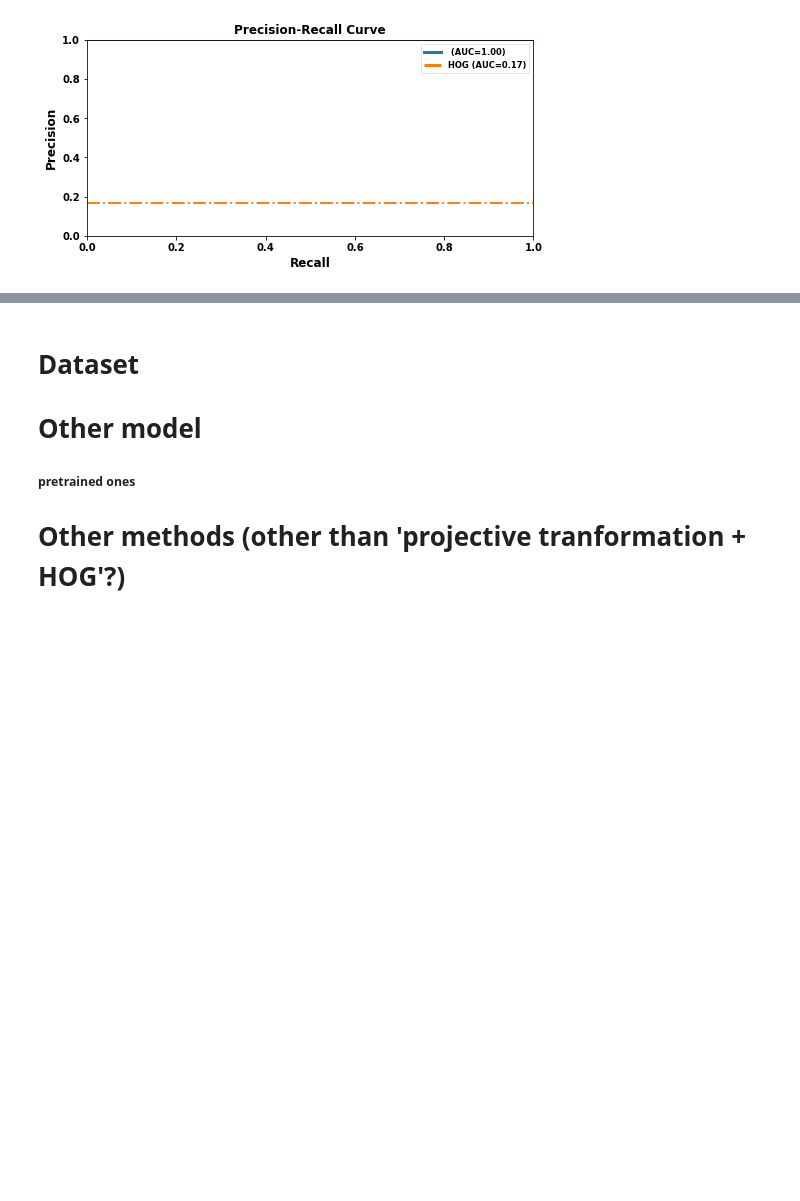
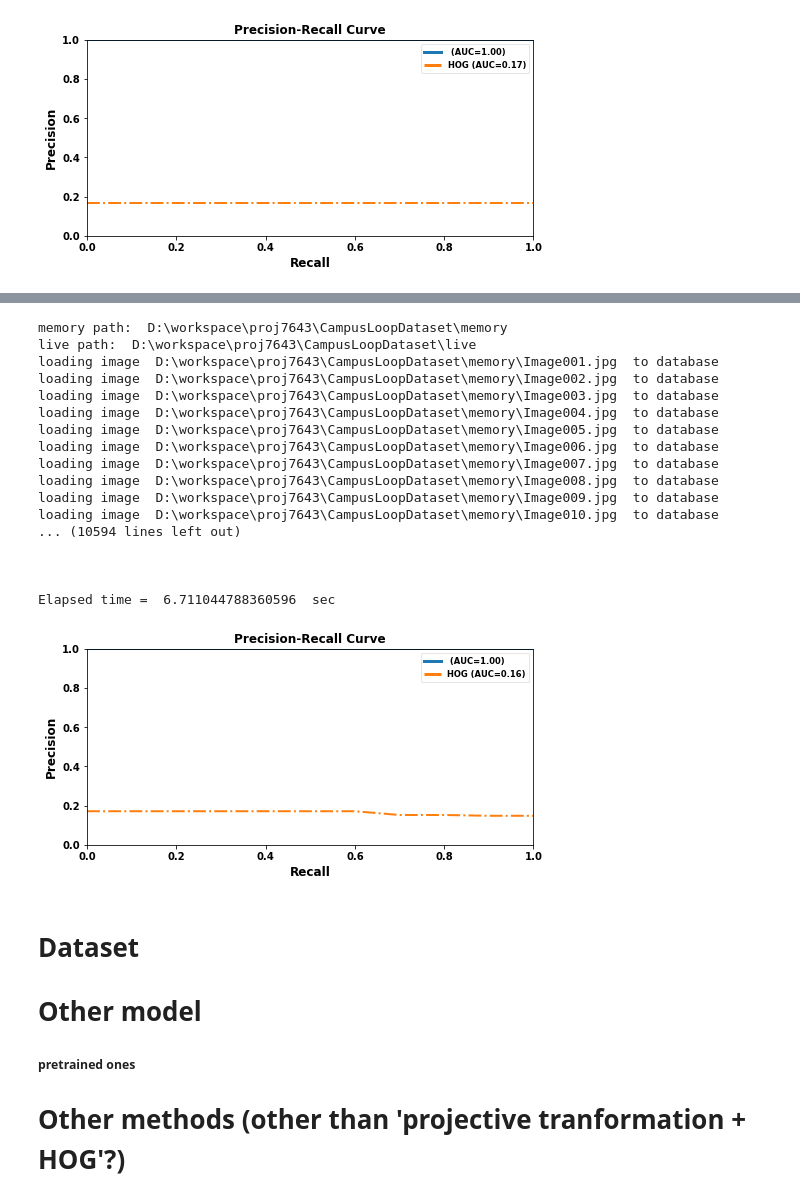
Before and after one commit to jingyushi/proj7643, a Jupyter notebook: main.ipynb, the cells around one changed output, grey strips where cells are left out. Saved outputs shown, nothing was run; the diff lists cells and outputs as text; code cells hidden in the pictures; blank space fills up the shorter version.

Commit message:
updated alexnet trial

```diff
--- a/main.ipynb
+++ b/main.ipynb
@@ -355,7 +355,7 @@ for X1 and X2, respectively
 w=160
 h=120
 #dirName = 'D:\\workspace\\data\\dataset\\train' #The space-separated names with full paths of the directory (directories) containing your dataset(s).
-dirName = 'D:\workspace\proj7643\CampusLoopDataset\live‘
+dirName = 'D:\\workspace\\data\\data_256\\s\\schoolhouse'
 outDBNames = ['imgs','descriptors'] #[dirName1 dirName2]
 dataRoot = 'D:\\workspace\\proj7643\\train' #Where you want the train_data directory to be placed
 testDB = False #Unit test flag
@@ -835,3 +835,40 @@ loading image  D:\workspace\data\dataset\06\test\memory\Image107.png  to databas
 
 Elapsed time =  13.21991515159607  sec
 [figure]
+# %%
+import torchvision.models as models
+import torch.nn as nn
+import torch.nn.functional as F
+device  = torch.device("cuda:0")
+alexnet = models.alexnet(pretrained=True,progress=True).to(device)
+#print(alexnet)
+#print(alexnet.features[0].parameters())
+# %%
+#print(alexnet)
+#alexnet = alexnet.to(device)
+alexnet.features[0] = nn.Conv2d(in_channels=1,out_channels=64,kernel_size=11,stride=4,padding=2)
+alexnet.classifier[6] = nn.Linear(4096,3648)
+lr = 1e-5
+#optimizer = optim.Adam(alexnet.parameters(), lr=lr,weight_decay=0.995)
+
+#in_layer_params = list(alexnet.features[0].parameters())
+#out_layer1_params = list(alexnet.classifier[6].parameters())
+#out_layer2_params = list(alexnet.classifier[4].parameters())
+#out_layer3_params = list(alexnet.classifier[1].parameters())
+#print(alexnet.features[0])
+#base_params = filter(lambda p: id(p) not in in_layer_params+out_layer1_params+out_layer2_params+out_layer3_params,alexnet.parameters())
+#base_params2 = list(map(id, alexnet.avgpool[0].parameters()))
+#base_params3 = filter(lambda p: id(p) not in out_layer1_params+out_layer2_params+out_layer3_params,alexnet.classifier.parameters())
+
+#for i in optimizer.param_groups:
+#    print(i)
+#    for k,v in i.items():
+#        print(k)
+#print(in_layer_params,out_layer1_params,out_layer2_params,out_layer3_params)
+#print(base_params2)
+optimizer = optim.Adam([{'params': alexnet.features[0].parameters()},
+                        {'params': alexnet.classifier[6].parameters(),'lr': lr*1e5},
+                        {'params': alexnet.classifier[4].parameters(),'lr': lr*1e5},
+                        {'params': alexnet.classifier[1].parameters(),'lr': lr*1e5}],
+                       lr=lr,weight_decay=0.995)
+alexnet.cuda()
@@ -838,3 +946,27 @@ Elapsed time =  13.21991515159607  sec
+# %%
+#datapath = 'D:\\workspace\\data\\dataset\\06\\test'
+#datapath = 'D:\\workspace\\data\\spring_summer'
+datapath = 'D:\workspace\proj7643\CampusLoopDataset'
+plot(alexnet,datapath)
+# %% [output]
+memory path:  D:\workspace\proj7643\CampusLoopDataset\memory
+live path:  D:\workspace\proj7643\CampusLoopDataset\live
+loading image  D:\workspace\proj7643\CampusLoopDataset\memory\Image001.jpg  to database
+loading image  D:\workspace\proj7643\CampusLoopDataset\memory\Image002.jpg  to database
+loading image  D:\workspace\proj7643\CampusLoopDataset\memory\Image003.jpg  to database
+loading image  D:\workspace\proj7643\CampusLoopDataset\memory\Image004.jpg  to database
+loading image  D:\workspace\proj7643\CampusLoopDataset\memory\Image005.jpg  to database
+loading image  D:\workspace\proj7643\CampusLoopDataset\memory\Image006.jpg  to database
+loading image  D:\workspace\proj7643\CampusLoopDataset\memory\Image007.jpg  to database
+loading image  D:\workspace\proj7643\CampusLoopDataset\memory\Image008.jpg  to database
+loading image  D:\workspace\proj7643\CampusLoopDataset\memory\Image009.jpg  to database
+loading image  D:\workspace\proj7643\CampusLoopDataset\memory\Image010.jpg  to database
+... (10594 lines left out)
+
+
+
+Elapsed time =  6.711044788360596  sec
+[figure, added]
 # %% [markdown]
 # Dataset
 
```
Also changed, not shown: parts of 8 cells of this notebook, 1 other file.
